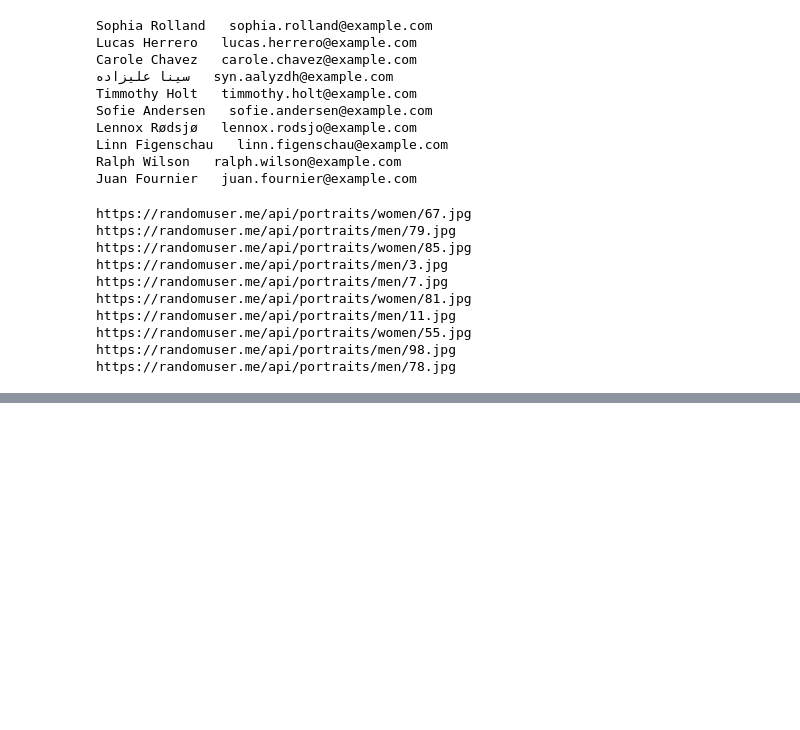
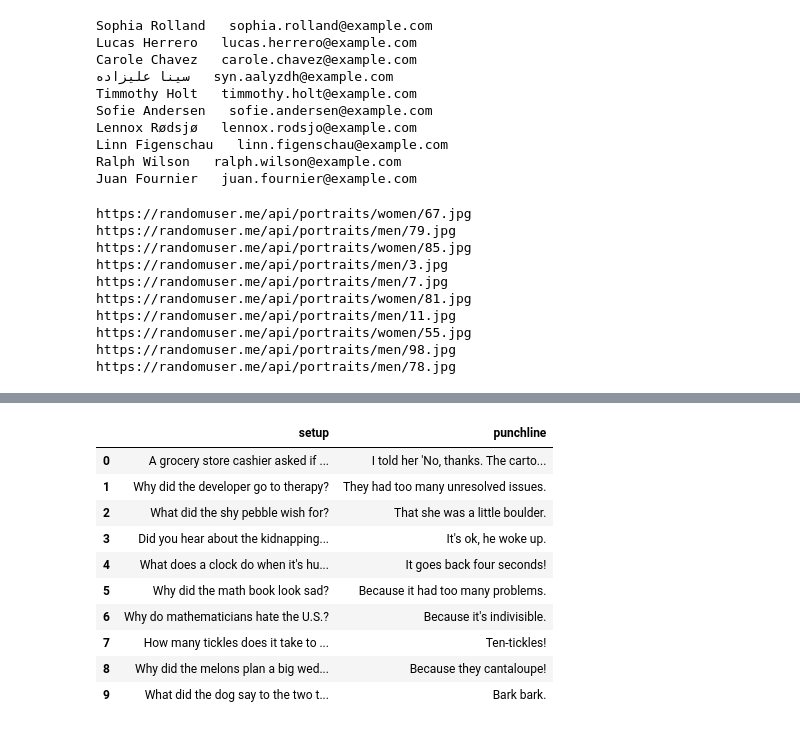
Before and after one commit to alirezaghorbani1983/IBM-DATA-SCIENCE, a Jupyter notebook: python_IBM.ipynb, the cells around one changed output, grey strips where cells are left out. Saved outputs shown, nothing was run; the diff lists cells and outputs as text; code cells hidden in the pictures; blank space fills up the shorter version.

```diff
--- a/python_IBM.ipynb
+++ b/python_IBM.ipynb
@@ -363,0 +395,20 @@ df1 = pd.DataFrame(get_users())
+# %%
+data2 = requests.get("https://official-joke-api.appspot.com/jokes/ten")
+# %%
+result2 = json.loads(data2.text)
+# %%
+df3 = pd.DataFrame(result2)
+df3.drop(columns=["type","id"],inplace=True)
+df3
+# %% [output]
+|  | setup | punchline |
+| 0 | A grocery store cashier asked if ... | I told her 'No, thanks. The carto... |
+| 1 | Why did the developer go to therapy? | They had too many unresolved issues. |
+| 2 | What did the shy pebble wish for? | That she was a little boulder. |
+| 3 | Did you hear about the kidnapping... | It's ok, he woke up. |
+| 4 | What does a clock do when it's hu... | It goes back four seconds! |
+| 5 | Why did the math book look sad? | Because it had too many problems. |
+| 6 | Why do mathematicians hate the U.S.? | Because it's indivisible. |
+| 7 | How many tickles does it take to ... | Ten-tickles! |
+| 8 | Why did the melons plan a big wed... | Because they cantaloupe! |
+| 9 | What did the dog say to the two t... | Bark bark. |
```
Also changed, not shown: parts of 7 cells of this notebook.
